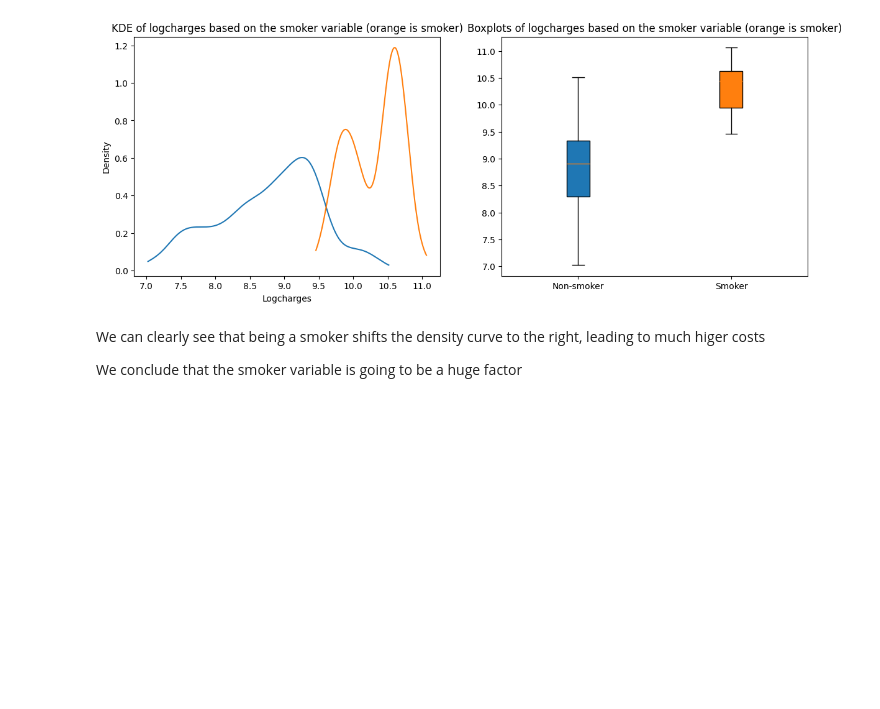
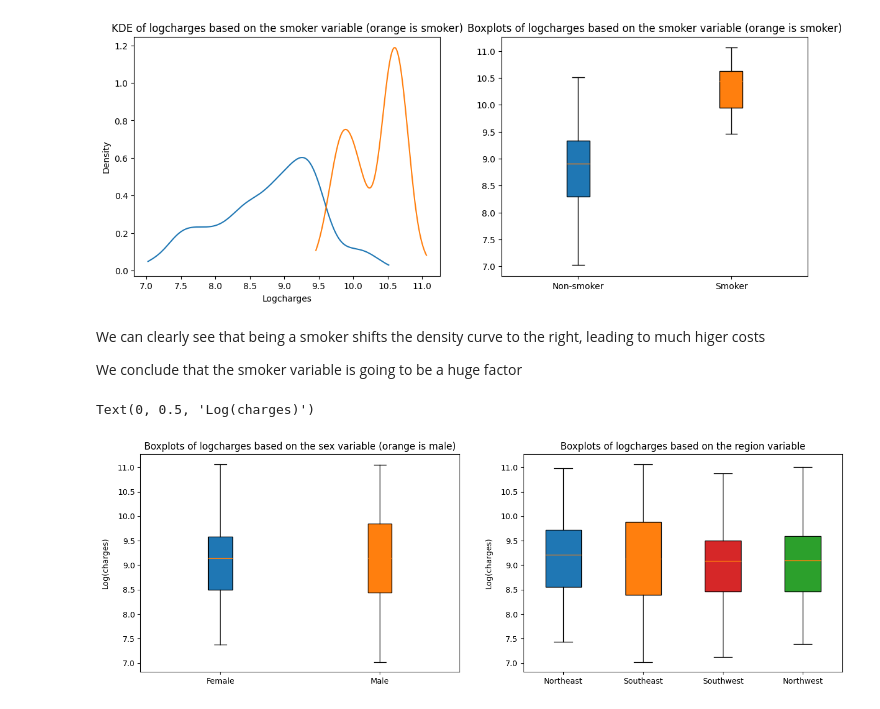
Before and after one commit to Bissapinho/Medical-costs-prediction-model, a Jupyter notebook: code/EDA.ipynb, the cells around one changed output. Saved outputs shown, nothing was run; the diff lists cells and outputs as text; code cells hidden in the pictures; blank space fills up the shorter version.

```diff
--- a/code/EDA.ipynb
+++ b/code/EDA.ipynb
@@ -149,3 +154,57 @@ Text(0.5, 1.0, 'Boxplots of logcharges based on the smoker variable (orange is s
 We can clearly see that being a smoker shifts the density curve to the right, leading to much higer costs
 
 We conclude that the smoker variable is going to be a huge factor
+# %%
+#male as 0, female as 1
+
+df1['sex'] = (
+    df1['sex']
+    .replace({'female': 1, 'male': 0})
+    .astype(int)
+)
+# %%
+group_female = df1[df1['sex'] == 1]
+group_male = df1[df1['sex'] == 0]
+
+group_northeast = df1[df1['region'] == 'northeast']
+group_southeast = df1[df1['region'] == 'southeast']
+group_southwest = df1[df1['region'] == 'southwest']
+group_northwest = df1[df1['region'] == 'northwest']
+
+
+fig, axes = plt.subplots(1, 2, figsize=(16, 5))
+
+#Boxplots with respect to sex
+box = axes[0].boxplot(
+    [group_female['logcharges'], group_male['logcharges']],
+    patch_artist=True,
+    labels=['Female', 'Male']
+)
+
+colors = ['tab:blue', 'tab:orange']
+
+for patch, color in zip(box['boxes'], colors):
+    patch.set_facecolor(color)
+
+axes[0].set_title('Boxplots of logcharges based on the sex variable (orange is male)')
+axes[0].set_ylabel('Log(charges)', labelpad=10)
+
+
+#Boxplots with respect to region
+
+box2 = axes[1].boxplot(
+    [group_northeast['logcharges'], group_southeast['logcharges'], group_southwest['logcharges'], group_northwest['logcharges']],
+    patch_artist=True,
+    labels = ['Northeast', 'Southeast', 'Southwest', 'Northwest']
+)
+
+colors = ['tab:blue', 'tab:orange', 'tab:red', 'tab:green']
+
+for patch, color in zip(box2['boxes'], colors):
+    patch.set_facecolor(color)
+
+axes[1].set_title('Boxplots of logcharges based on the region variable')
+axes[1].set_ylabel('Log(charges)', labelpad=10)
+# %% [output]
+Text(0, 0.5, 'Log(charges)')
+[figure, added]
```
Also changed, not shown: parts of 8 cells of this notebook.
